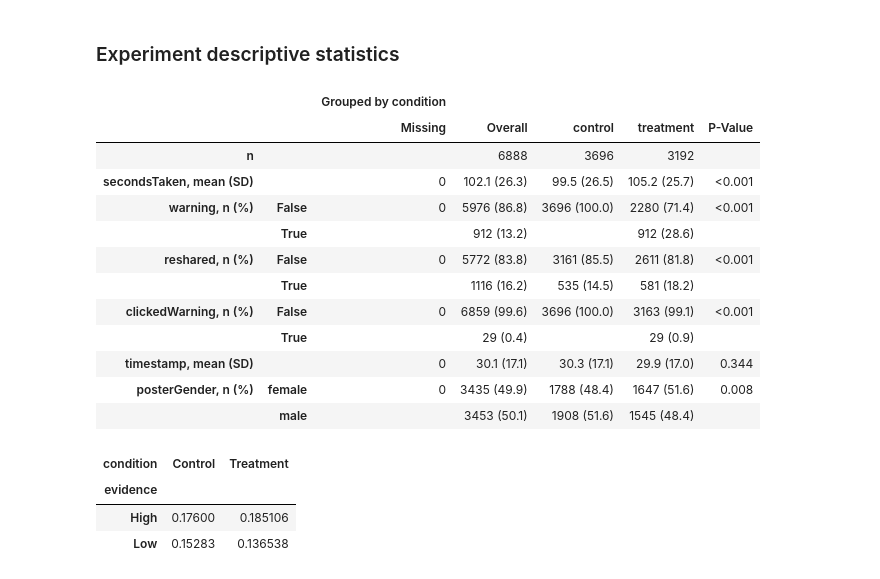
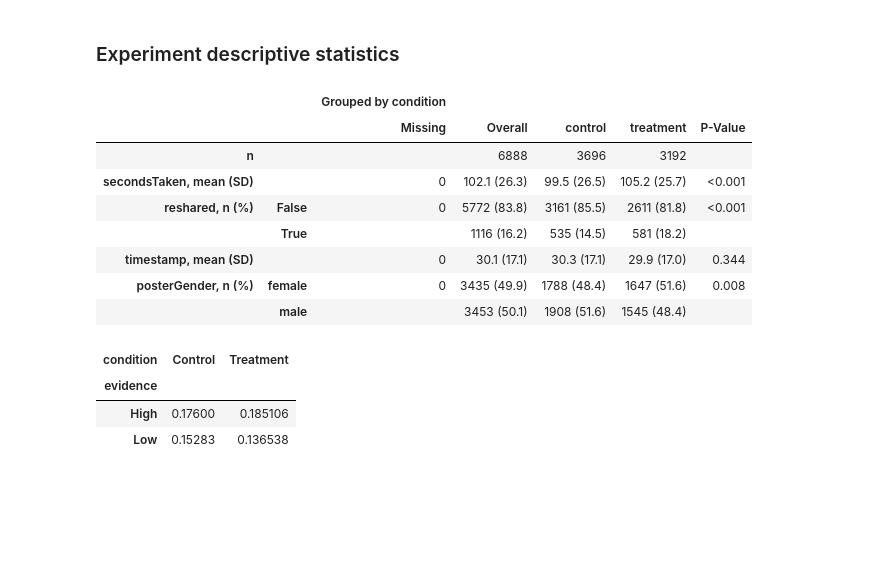
Before and after one commit to cameron-raymond/SDS-Thesis, a Jupyter notebook: notebooks/Descriptive_Analysis.ipynb, the cells around one changed output. Saved outputs shown, nothing was run; the diff lists cells and outputs as text; code cells hidden in the pictures; blank space fills up the shorter version.

```diff
--- a/notebooks/Descriptive_Analysis.ipynb
+++ b/notebooks/Descriptive_Analysis.ipynb
@@ -54,22 +92,18 @@ table_one
 # %% [markdown]
 ### Experiment descriptive statistics
 # %%
-table_two = TableOne(posts.drop(["user_id","timeSubmitted","rumour","evidence","code","posterId","id"],
+table_two = TableOne(posts.drop(["user_id","timeSubmitted","rumour","evidence","code","posterId","id","clickedWarning","warning"],
                                               axis=1),
-                     groupby=["condition","evidence"],
+                     groupby=["condition"],
                      pval=True)
 table_two
 # %% [output]
 |  |  | Grouped by condition |  |  |  |  |
 |  |  | Missing | Overall | control | treatment | P-Value |
 | n |  |  | 6888 | 3696 | 3192 |  |
 | secondsTaken, mean (SD) |  | 0 | 102.1 (26.3) | 99.5 (26.5) | 105.2 (25.7) | <0.001 |
-| warning, n (%) | False | 0 | 5976 (86.8) | 3696 (100.0) | 2280 (71.4) | <0.001 |
-|  | True |  | 912 (13.2) |  | 912 (28.6) |  |
 | reshared, n (%) | False | 0 | 5772 (83.8) | 3161 (85.5) | 2611 (81.8) | <0.001 |
 |  | True |  | 1116 (16.2) | 535 (14.5) | 581 (18.2) |  |
-| clickedWarning, n (%) | False | 0 | 6859 (99.6) | 3696 (100.0) | 3163 (99.1) | <0.001 |
-|  | True |  | 29 (0.4) |  | 29 (0.9) |  |
 | timestamp, mean (SD) |  | 0 | 30.1 (17.1) | 30.3 (17.1) | 29.9 (17.0) | 0.344 |
 | posterGender, n (%) | female | 0 | 3435 (49.9) | 1788 (48.4) | 1647 (51.6) | 0.008 |
 |  | male |  | 3453 (50.1) | 1908 (51.6) | 1545 (48.4) |  |
```
Also changed, not shown: parts of 14 cells of this notebook, 8 other files.
